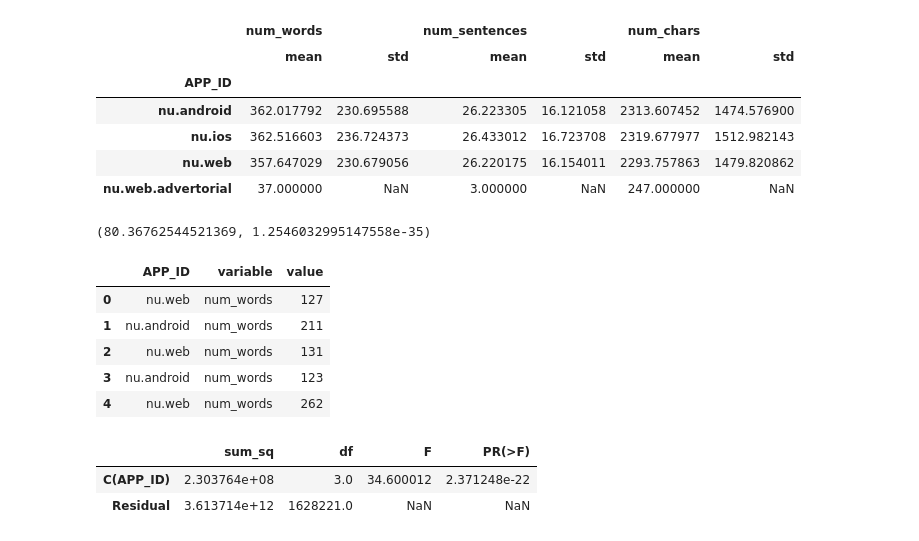
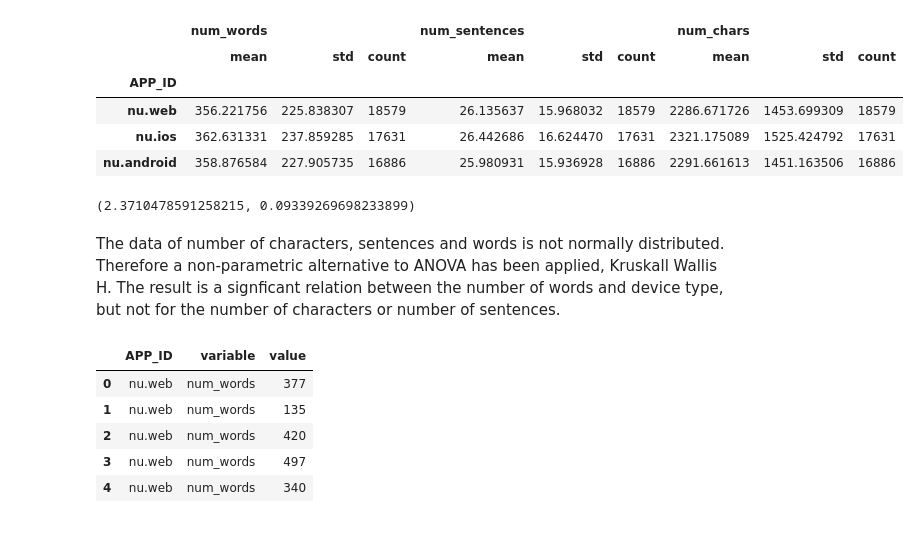
Before and after one commit to Olu93/work_beyond_clicks, a Jupyter notebook: example_jupyter_notebook.ipynb, the cells around one changed output. Drawn from its saved outputs; the diff is of its cells as text; code cells hidden in the pictures.

```diff
--- a/example_jupyter_notebook.ipynb
+++ b/example_jupyter_notebook.ipynb
@@ -24,7 +40,7 @@ reduced_views.csv
 # %%
 DATA_FOLDER = "preflight"
 # %%
-ddf = pd.read_csv(f'data_dpg_testdata/{DATA_FOLDER}/reduced_views.csv', dtype={'GEO_ZIPCODE': object,
+ddf_views = dd.read_csv(f'data_dpg_testdata/{DATA_FOLDER}/reduced_views.csv', dtype={'GEO_ZIPCODE': object,
        'REFR_MEDIUM': object, 'IS_LOGGED_IN': object, 'file_name': object,
 "privacy_advertising":int,
 "privacy_analytics":int,
@@ -37,8 +53,18 @@ ddf = pd.read_csv(f'data_dpg_testdata/{DATA_FOLDER}/reduced_views.csv', dtype={'
 "privacy_target_advertising":int,
 
        })
-ddf["DERIVED_TSTAMP"] = pd.to_datetime(ddf["DERIVED_TSTAMP"])
-ddf["hour"] = ddf["DERIVED_TSTAMP"].dt.hour
-ddf.tail()
+ddf_views["DERIVED_TSTAMP"] = dd.to_datetime(ddf_views["DERIVED_TSTAMP"])
+ddf_views["hour"] = ddf_views["DERIVED_TSTAMP"].dt.hour
+ddf_views["weekday"] = ddf_views["DERIVED_TSTAMP"].dt.weekday
+ddf_views["dayofmonth"] = ddf_views["DERIVED_TSTAMP"].dt.day
+ddf_views["month"] = ddf_views["DERIVED_TSTAMP"].dt.month
+ddf_views = ddf_views.replace("nu.web.advertorial", "nu.web")
+device_counts = ddf_views["APP_ID"].value_counts().compute()
+sample_amount = device_counts.min()
+unique_devices = device_counts.index.unique()
+columns_privacy = ddf_views.columns[ddf_views.columns.str.startswith("privacy_")].values
+columns_time = ["hour", "weekday", "dayofmonth", "month"]
+ddf_views = ddf_views.groupby('APP_ID').apply(lambda df: df.sample(20000), meta=ddf_views.partitions[0]).reset_index(drop=True)
+ddf_views.tail()
 # %% [output]
 |  | APP_ID | ARTICLE_ID | DERIVED_TSTAMP | GEO_CITY | GEO_COUNTRY | GEO_ZIPCODE | REFR_MEDIUM | REFR_URLHOST | ... |
@@ -67,6 +84,6 @@ Name: APP_ID, Length: 424, dtype: int64
 # %%
 DATA_FOLDER_ARTICLES = "reduced"
-ddf2 = pd.read_csv(f'data_dpg_testdata/{DATA_FOLDER_ARTICLES}/reduced_articles_df_article.csv', dtype={'sub_section': 'object',
+ddf2 = dd.read_csv(f'data_dpg_testdata/{DATA_FOLDER_ARTICLES}/reduced_articles_df_article.csv', dtype={'sub_section': 'object',
        'url': 'object'})
 ddf2.head()
 # %% [output]
@@ -86,50 +103,38 @@ ddf2.loc[ddf2["num_sentences"] != 0].compute().head()
 | 142 | 6181293 | article-mm-61f7f02f0ad3d9000122fadb | nu.nl | Handel rond Chinees Nieuwjaar tre... | Met twee groothandels en 24 gespe... | NU.nl | https://nu.nl/economie/6181293/ha... | Economie | Economie | ... |
 | 143 | 6181350 | article-mm-61f822823c63720001797716 | nu.nl | Ajax komt er niet uit met Tottenh... | Volgens [_De Telegraaf_](https://... | NU.nl | https://nu.nl/sport/6181350/ajax-... | Sport | Voetbal | ... |
 # %%
-ddf3 = ddf2[["article_id", "num_words", "num_sentences", "num_chars"]].merge(ddf[["ARTICLE_ID", "APP_ID"]], left_on='article_id', right_on='ARTICLE_ID')
+ddf3 = ddf2[["article_id", "num_words", "num_sentences", "num_chars"]].merge(ddf_views[["ARTICLE_ID", "APP_ID"]], how='inner', left_on='article_id', right_on='ARTICLE_ID')
 ddf4 = ddf3[["APP_ID", "num_words", "num_sentences", "num_chars"]].loc[ddf3["num_chars"] > 0]
-ddf4.groupby("APP_ID").agg(["mean", "std"]).compute()
+ddf4.groupby("APP_ID").agg(["mean", "std", "count"]).compute()
 # %% [output]
-|  | num_words |  | num_sentences |  | num_chars |  |
-|  | mean | std | mean | std | mean | std |
-| APP_ID |  |  |  |  |  |  |
-| nu.android | 362.017792 | 230.695588 | 26.223305 | 16.121058 | 2313.607452 | 1474.576900 |
-| nu.ios | 362.516603 | 236.724373 | 26.433012 | 16.723708 | 2319.677977 | 1512.982143 |
-| nu.web | 357.647029 | 230.679056 | 26.220175 | 16.154011 | 2293.757863 | 1479.820862 |
-| nu.web.advertorial | 37.000000 | NaN | 3.000000 | NaN | 247.000000 | NaN |
+|  | num_words |  |  | num_sentences |  |  | num_chars |  |  |
+|  | mean | std | count | mean | std | count | mean | std | count |
+| APP_ID |  |  |  |  |  |  |  |  |  |
+| nu.web | 356.221756 | 225.838307 | 18579 | 26.135637 | 15.968032 | 18579 | 2286.671726 | 1453.699309 | 18579 |
+| nu.ios | 362.631331 | 237.859285 | 17631 | 26.442686 | 16.624470 | 17631 | 2321.175089 | 1525.424792 | 17631 |
+| nu.android | 358.876584 | 227.905735 | 16886 | 25.980931 | 15.936928 | 16886 | 2291.661613 | 1451.163506 | 16886 |
 # %%
 factor_1 = ddf4.loc[ddf4["APP_ID"] == "nu.android", "num_words"].compute()
 factor_2 = ddf4.loc[ddf4["APP_ID"] == "nu.web", "num_words"].compute()
 factor_3 = ddf4.loc[ddf4["APP_ID"] == "nu.ios", "num_words"].compute()
 # %%
-import scipy.stats as stats
 fvalue, pvalue = stats.f_oneway(factor_1, factor_2, factor_3)
 fvalue, pvalue
 # %% [output]
-(80.36762544521369, 1.2546032995147558e-35)
+(2.3710478591258215, 0.09339269698233899)
+# %% [markdown]
+The data of number of characters, sentences and words is not normally distributed. Therefore a non-parametric alternative to ANOVA has been applied, Kruskall Wallis H. The result is a signficant relation between the number of words and device type, but not for the number of characters or number of sentences.
 # %%
 # https://www.reneshbedre.com/blog/anova.html
 
 # get ANOVA table as R like output
-import statsmodels.api as sm
-from statsmodels.formula.api import ols
-
-df_melt = pd.melt(ddf4, id_vars=['APP_ID'], value_vars=["num_words", "num_sentences", "num_chars"]).compute()
+df_melt = dd.melt(ddf4, id_vars=['APP_ID'], value_vars=["num_words", "num_sentences", "num_chars"]).compute()
 df_melt.head()
 # %% [output]
 |  | APP_ID | variable | value |
-| 0 | nu.web | num_words | 127 |
-| 1 | nu.android | num_words | 211 |
-| 2 | nu.web | num_words | 131 |
-| 3 | nu.android | num_words | 123 |
-| 4 | nu.web | num_words | 262 |
+| 0 | nu.web | num_words | 377 |
+| 1 | nu.web | num_words | 135 |
+| 2 | nu.web | num_words | 420 |
+| 3 | nu.web | num_words | 497 |
+| 4 | nu.web | num_words | 340 |
-# %%
-# Ordinary Least Squares (OLS) model
-model = ols('value ~ C(APP_ID)', data=df_melt.loc[df_melt["variable"] == "num_chars"]).fit()
-anova_table = sm.stats.anova_lm(model, typ=2)
-anova_table
-# %% [output]
-|  | sum_sq | df | F | PR(>F) |
-| C(APP_ID) | 2.303764e+08 | 3.0 | 34.600012 | 2.371248e-22 |
-| Residual | 3.613714e+12 | 1628221.0 | NaN | NaN |
 # %%
```
Also changed, not shown: parts of 47 cells of this notebook, 4 other files.
